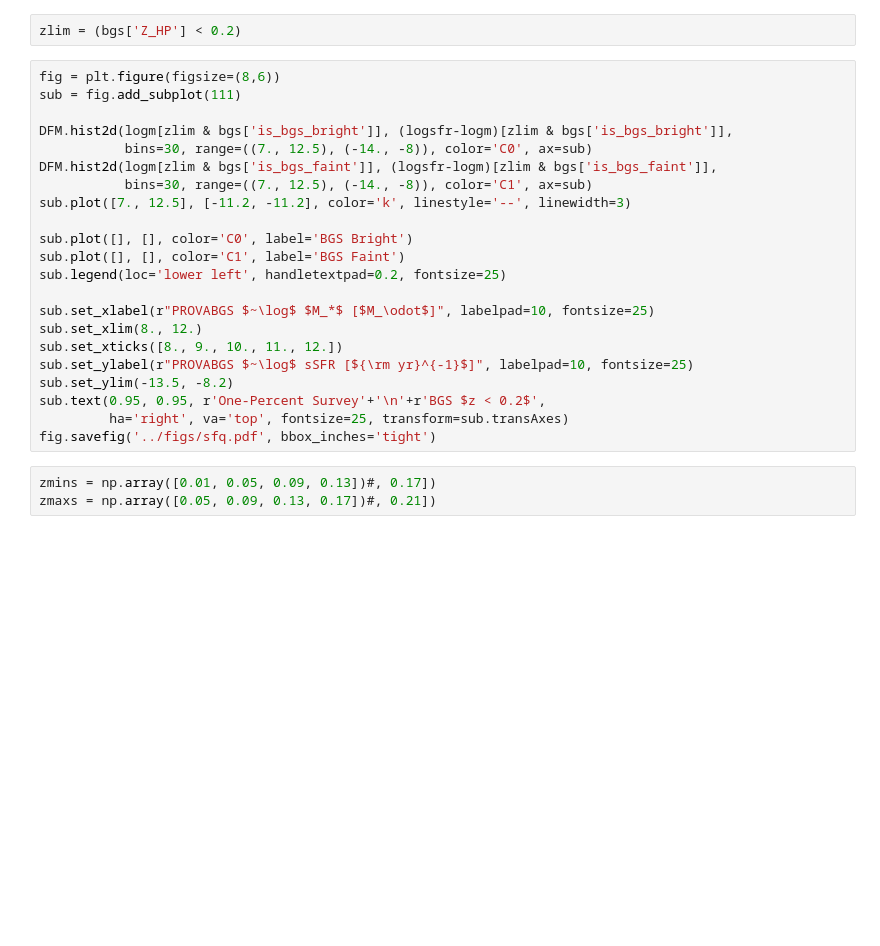
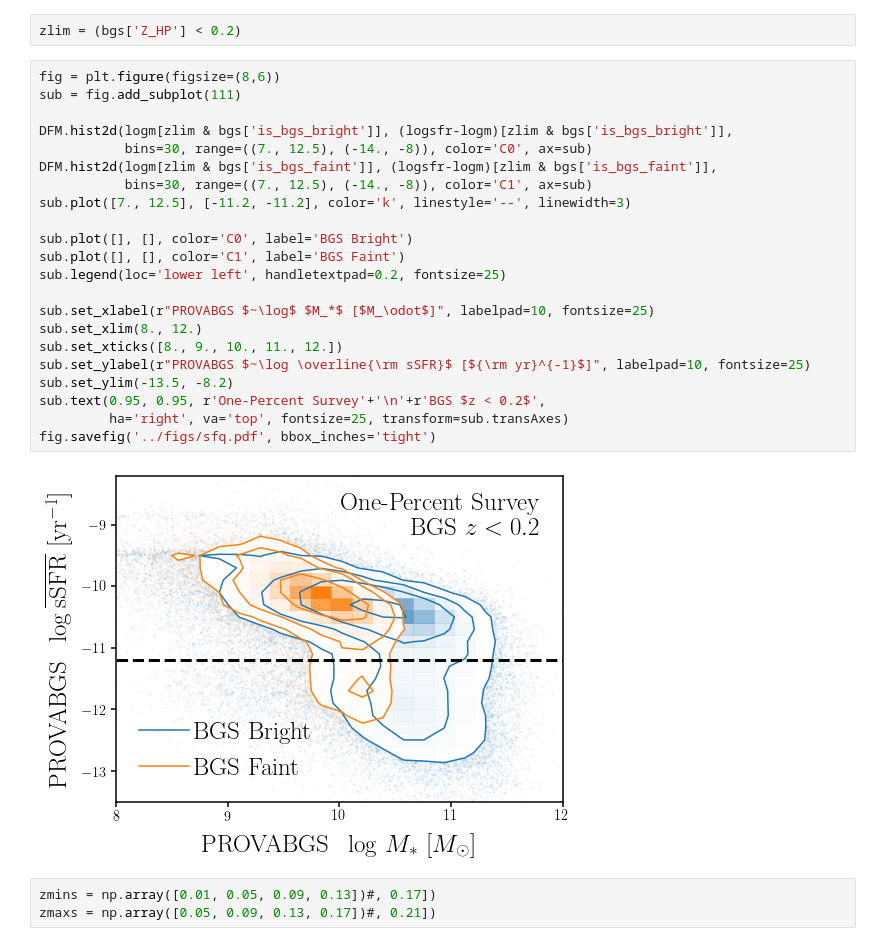
Before and after one commit to changhoonhahn/gapos, a Jupyter notebook: papers/edr/nb/sfq.ipynb, the cells around one changed output. Cells and saved outputs as stored; diff of their text form; blank space fills up the shorter version.

```diff
--- a/papers/edr/nb/sfq.ipynb
+++ b/papers/edr/nb/sfq.ipynb
@@ -40,25 +40,27 @@ zlim = (bgs['Z_HP'] < 0.2)
 # %%
 fig = plt.figure(figsize=(8,6))
 sub = fig.add_subplot(111)
 
 DFM.hist2d(logm[zlim & bgs['is_bgs_bright']], (logsfr-logm)[zlim & bgs['is_bgs_bright']],
            bins=30, range=((7., 12.5), (-14., -8)), color='C0', ax=sub)
 DFM.hist2d(logm[zlim & bgs['is_bgs_faint']], (logsfr-logm)[zlim & bgs['is_bgs_faint']],
            bins=30, range=((7., 12.5), (-14., -8)), color='C1', ax=sub)
 sub.plot([7., 12.5], [-11.2, -11.2], color='k', linestyle='--', linewidth=3)
 
 sub.plot([], [], color='C0', label='BGS Bright')
 sub.plot([], [], color='C1', label='BGS Faint')
 sub.legend(loc='lower left', handletextpad=0.2, fontsize=25)
 
 sub.set_xlabel(r"PROVABGS $~\log$ $M_*$ [$M_\odot$]", labelpad=10, fontsize=25)
 sub.set_xlim(8., 12.)
 sub.set_xticks([8., 9., 10., 11., 12.])
-sub.set_ylabel(r"PROVABGS $~\log$ sSFR [${\rm yr}^{-1}$]", labelpad=10, fontsize=25)
+sub.set_ylabel(r"PROVABGS $~\log \overline{\rm sSFR}$ [${\rm yr}^{-1}$]", labelpad=10, fontsize=25)
 sub.set_ylim(-13.5, -8.2)
 sub.text(0.95, 0.95, r'One-Percent Survey'+'\n'+r'BGS $z < 0.2$',
          ha='right', va='top', fontsize=25, transform=sub.transAxes)
 fig.savefig('../figs/sfq.pdf', bbox_inches='tight')
+# %% [output]
+[figure, added]
 # %%
 zmins = np.array([0.01, 0.05, 0.09, 0.13])#, 0.17])
 zmaxs = np.array([0.05, 0.09, 0.13, 0.17])#, 0.21])
```
Also changed, not shown: parts of 2 cells of this notebook.
